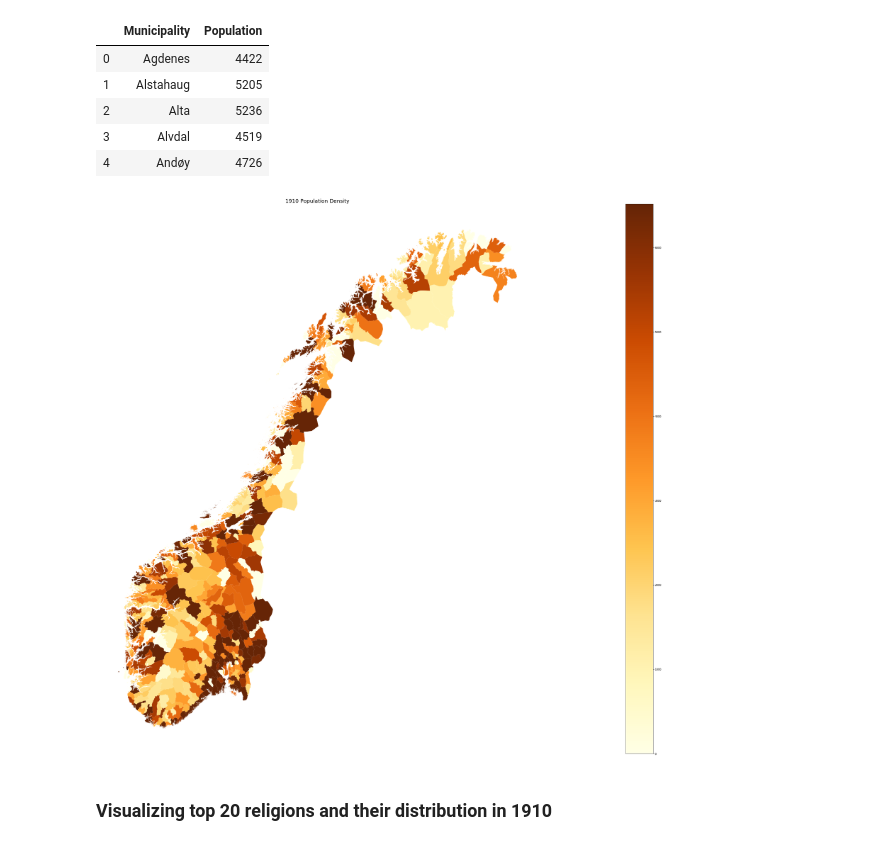
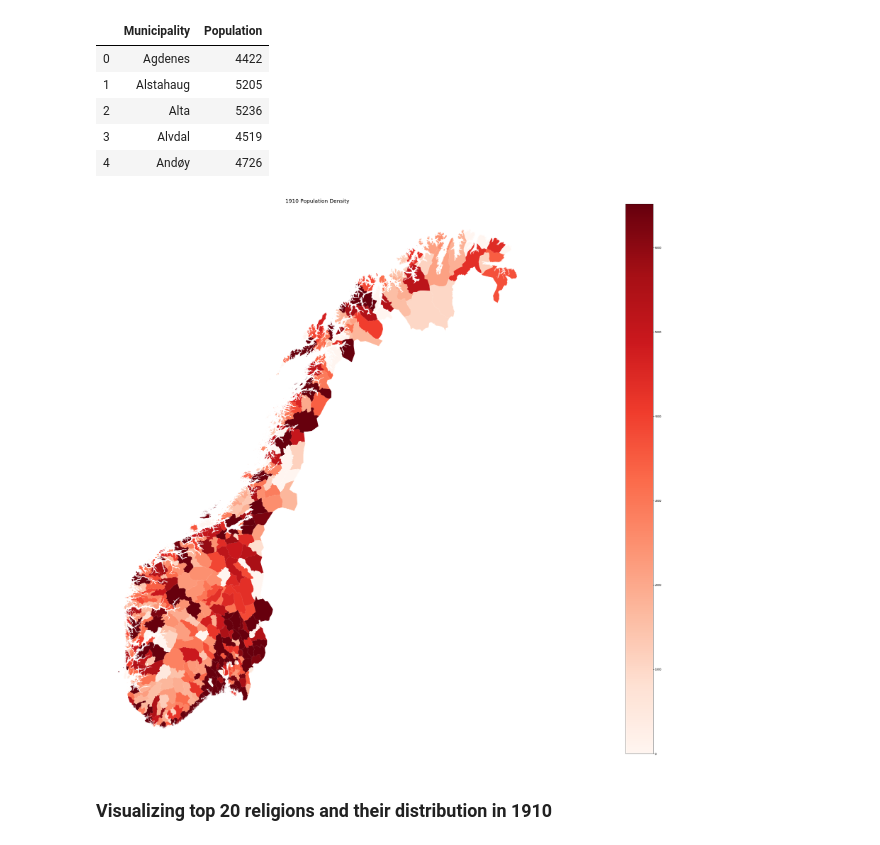
Before and after one commit to BerntA/NorwegianDemographics, a Jupyter notebook: src/visualize.ipynb, the cells around one changed output. Drawn from its saved outputs; the diff is of its cells as text; code cells hidden in the pictures.

Commit message:
- Improved visualization some more.
- Cleaned up src dir.

```diff
--- a/src/visualize.ipynb
+++ b/src/visualize.ipynb
@@ -72,7 +68,7 @@ MUNICIPALITIES_IDX = { m:i for i, m in enumerate(df_municipalities.Municipality)
 # %% [markdown]
 ### Methods for Visualizing
 # %%
-def visualize(data, values, title='', cat=False, figPath=None, dontShow=False):
+def visualize(data, values, title='', cat=False, figPath=None, dontShow=False, colMap=None):
     fig, ax = plt.subplots(1, figsize=(95,30))
 
     if dontShow:
@@ -80,7 +76,7 @@ def visualize(data, values, title='', cat=False, figPath=None, dontShow=False):
 
     data.plot(
         column=values,
-        cmap='tab20' if cat else 'YlOrBr',
+        cmap=colMap if colMap else 'tab20' if cat else 'YlOrBr',
         legend=True,
         legend_kwds={'loc':2, 'fontsize':25, 'frameon':False} if cat else None,
         vmin=0.0,
@@ -152,9 +148,9 @@ pop = np.zeros(len(df_municipalities), dtype=np.uint64)
 for m, c in zip(df_pop_1910.Municipality, df_pop_1910.Population):
     pop[MUNICIPALITIES_IDX[m]] = c
 # %%
-visualize(df_municipalities, pop, '1910 Population Density', False, '1910_img_test')
+visualize(df_municipalities, pop, '1910 Population Density', False, '1910_population_distribution', False, 'Reds')
 # %% [output]
-[figure, old version]
+[figure, new version]
 # %% [markdown]
 ### Visualizing top 20 religions and their distribution in 1910
 # %%
```
Also changed, not shown: parts of 4 cells of this notebook, 8 other files.
